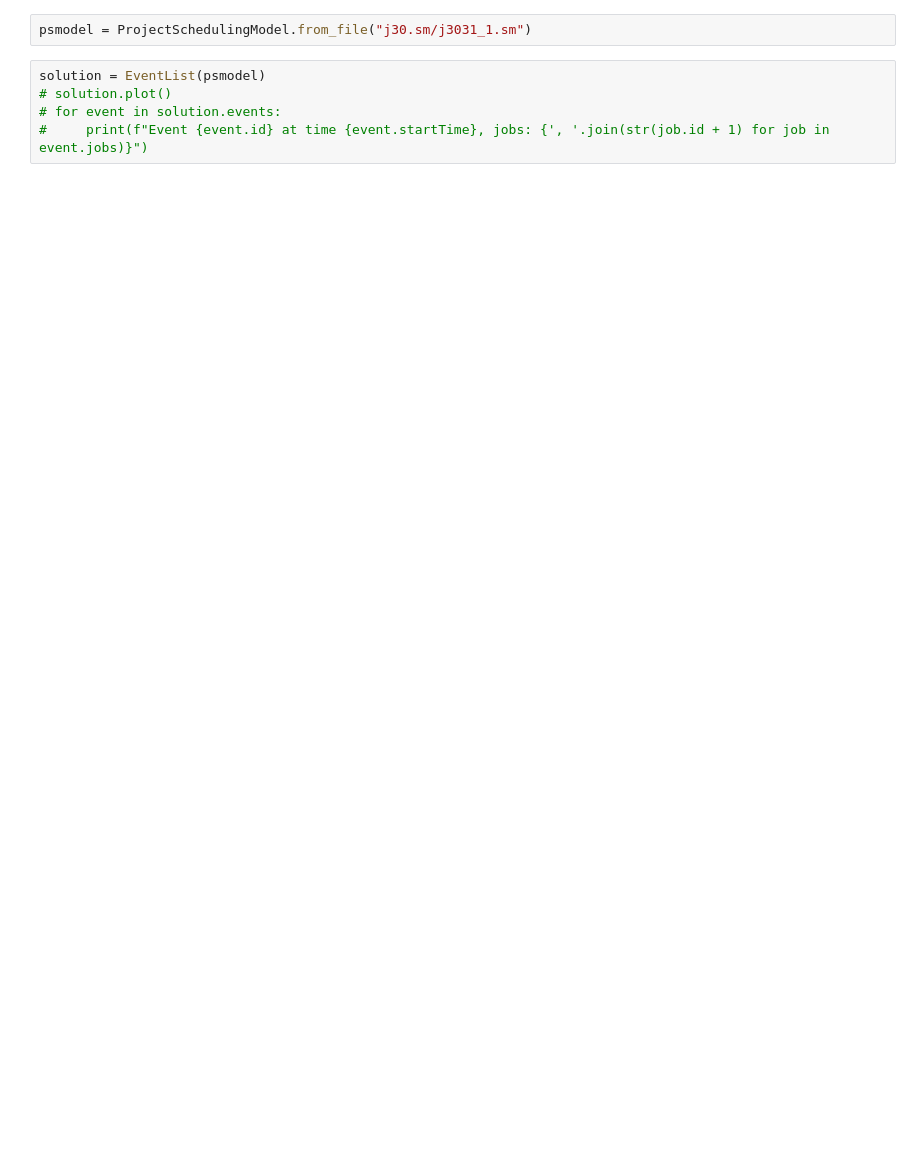
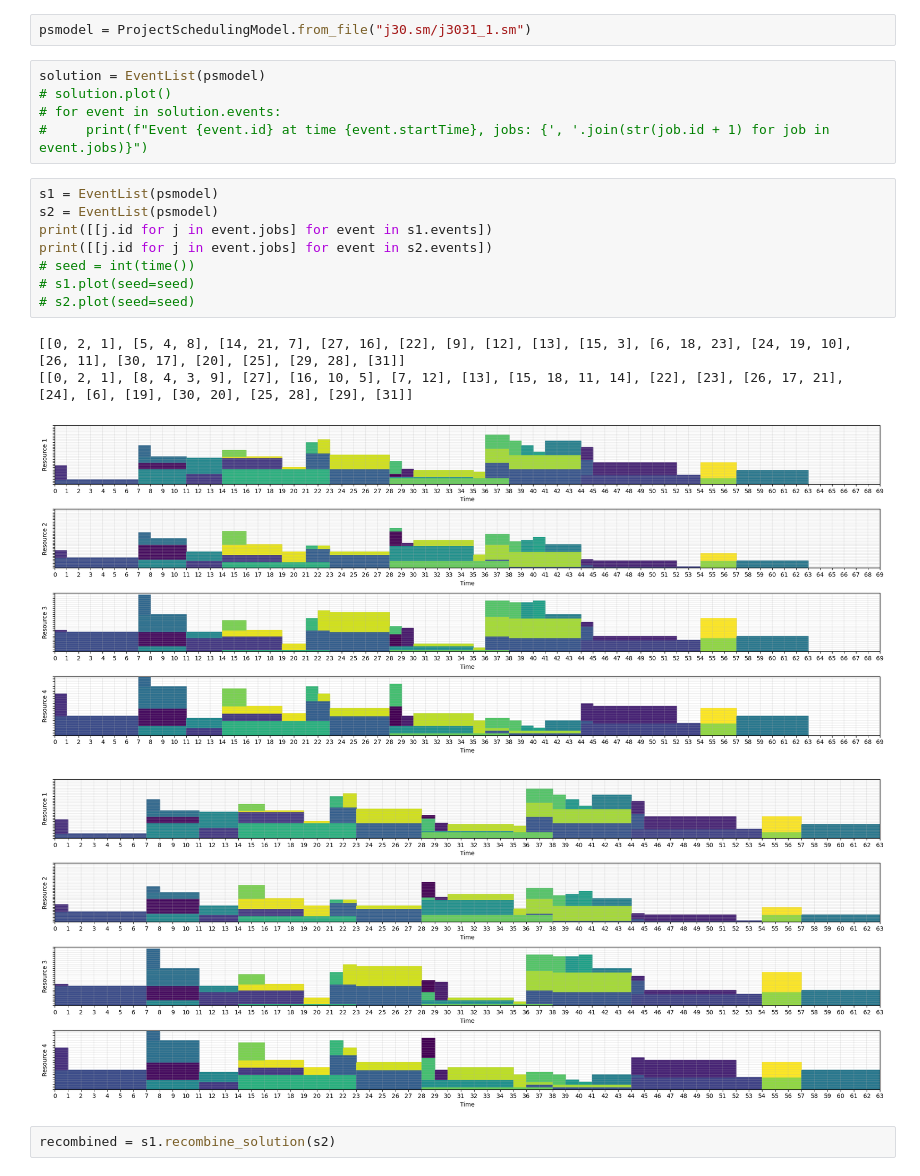
Before and after one commit to Pablof27/GS-ABC, a Jupyter notebook: ArtificialBeeColony.ipynb, the cells around one changed output. Drawn from its saved outputs; the diff is of its cells as text; blank space fills up the shorter version.

```diff
--- a/ArtificialBeeColony.ipynb
+++ b/ArtificialBeeColony.ipynb
@@ -8,3 +9,18 @@ solution = EventList(psmodel)
 # solution.plot()
 # for event in solution.events:
 #     print(f"Event {event.id} at time {event.startTime}, jobs: {', '.join(str(job.id + 1) for job in event.jobs)}")
+# %%
+s1 = EventList(psmodel)
+s2 = EventList(psmodel)
+print([[j.id for j in event.jobs] for event in s1.events])
+print([[j.id for j in event.jobs] for event in s2.events])
+# seed = int(time())
+# s1.plot(seed=seed)
+# s2.plot(seed=seed)
+# %% [output]
+[[0, 2, 1], [5, 4, 8], [14, 21, 7], [27, 16], [22], [9], [12], [13], [15, 3], [6, 18, 23], [24, 19, 10], [26, 11], [30, 17], [20], [25], [29, 28], [31]]
+[[0, 2, 1], [8, 4, 3, 9], [27], [16, 10, 5], [7, 12], [13], [15, 18, 11, 14], [22], [23], [26, 17, 21], [24], [6], [19], [30, 20], [25, 28], [29], [31]]
+[figure, added]
+[figure, added]
+# %%
+recombined = s1.recombine_solution(s2)
```
Also changed, not shown: parts of 3 cells of this notebook, 1 other file.
